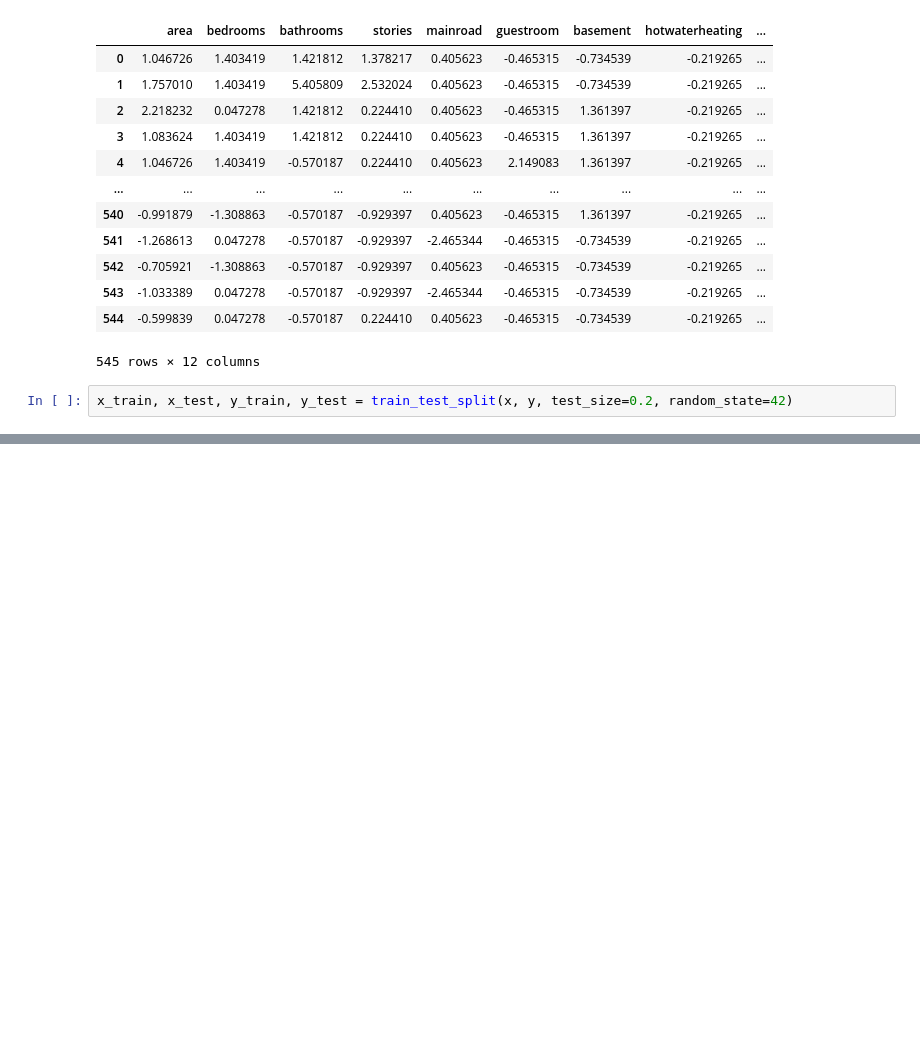
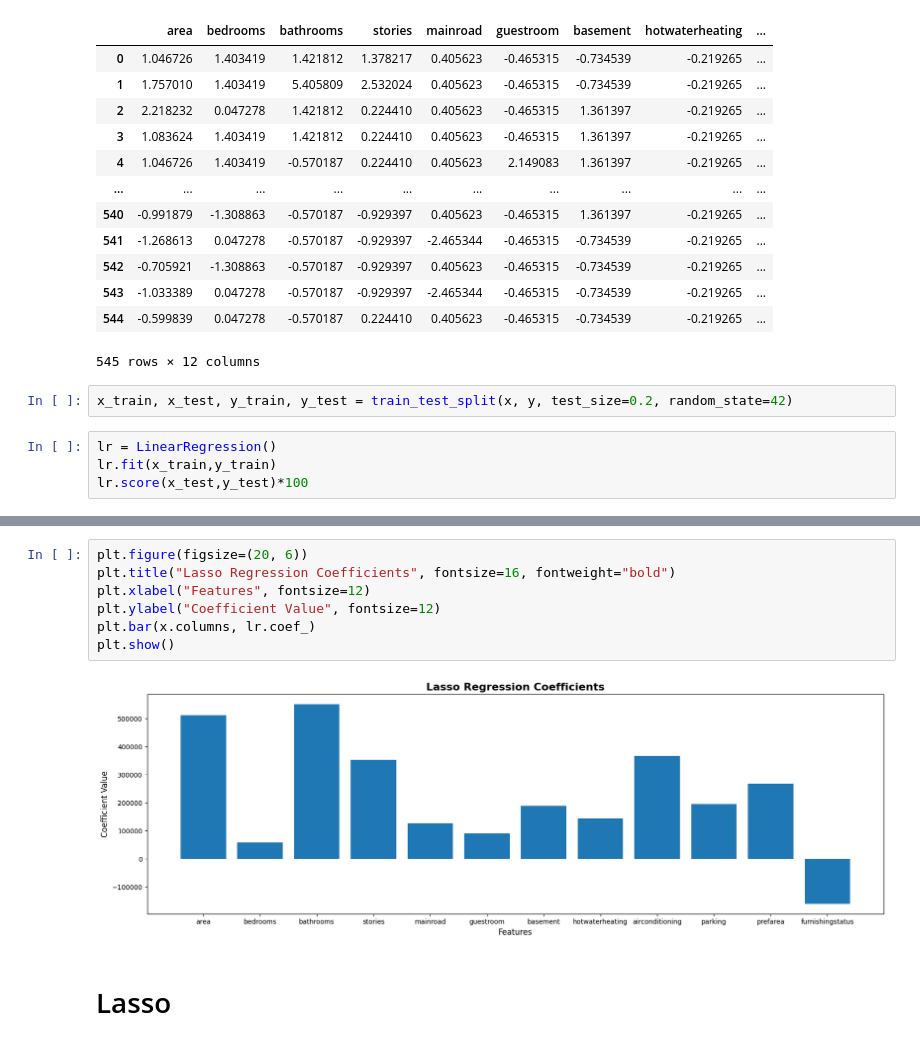
Before and after one commit to Its-Vikas-xd/Machine-Learning, a Jupyter notebook: Supervised Machine Learning/Linear Regression/Regularization/Lasso Regularization.ipynb, the cells around one changed output, grey strips where cells are left out. Cells and saved outputs as stored; diff of their text form; blank space fills up the shorter version.

```diff
--- a/Supervised Machine Learning/Linear Regression/Regularization/Lasso Regularization.ipynb
+++ b/Supervised Machine Learning/Linear Regression/Regularization/Lasso Regularization.ipynb
@@ -89,3 +89,7 @@ x
 545 rows × 12 columns
 # %%
 x_train, x_test, y_train, y_test = train_test_split(x, y, test_size=0.2, random_state=42)
+# %%
+lr = LinearRegression()
+lr.fit(x_train,y_train)
+lr.score(x_test,y_test)*100
@@ -91,0 +105,11 @@ x_train, x_test, y_train, y_test = train_test_split(x, y, test_size=0.2, random_
+# %%
+plt.figure(figsize=(20, 6))
+plt.title("Lasso Regression Coefficients", fontsize=16, fontweight="bold")
+plt.xlabel("Features", fontsize=12)
+plt.ylabel("Coefficient Value", fontsize=12)
+plt.bar(x.columns, lr.coef_)
+plt.show()
+# %% [output]
+[figure, added]
+# %% [markdown]
+# Lasso
```
Also changed, not shown: parts of 3 cells of this notebook.
